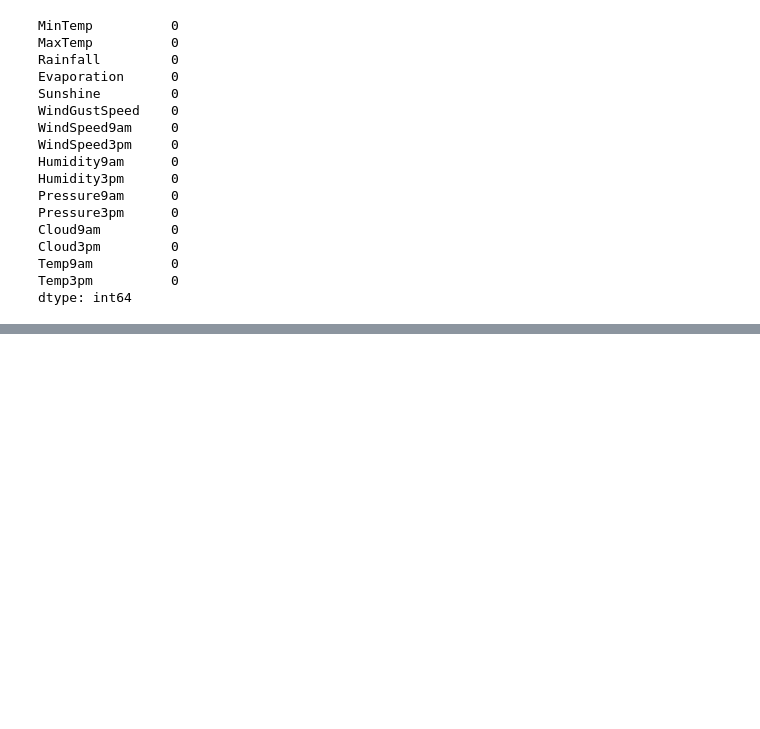
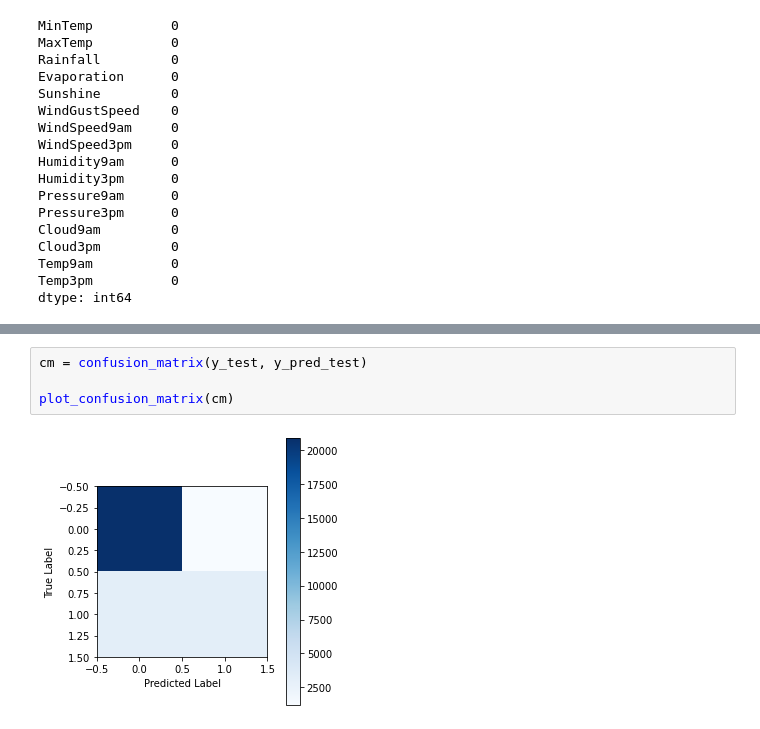
Before and after one commit to medzz123/intro-ai-coursework, a Jupyter notebook: coursework.ipynb, the cells around one changed output, grey strips where cells are left out. Saved outputs shown, nothing was run; the diff lists cells and outputs as text; blank space fills up the shorter version.

```diff
--- a/coursework.ipynb
+++ b/coursework.ipynb
@@ -317,0 +410,6 @@ Now theres no null values anymore.
+# %%
+cm = confusion_matrix(y_test, y_pred_test)
+
+plot_confusion_matrix(cm)
+# %% [output]
+[figure, added]
```
Also changed, not shown: parts of 18 cells of this notebook.
